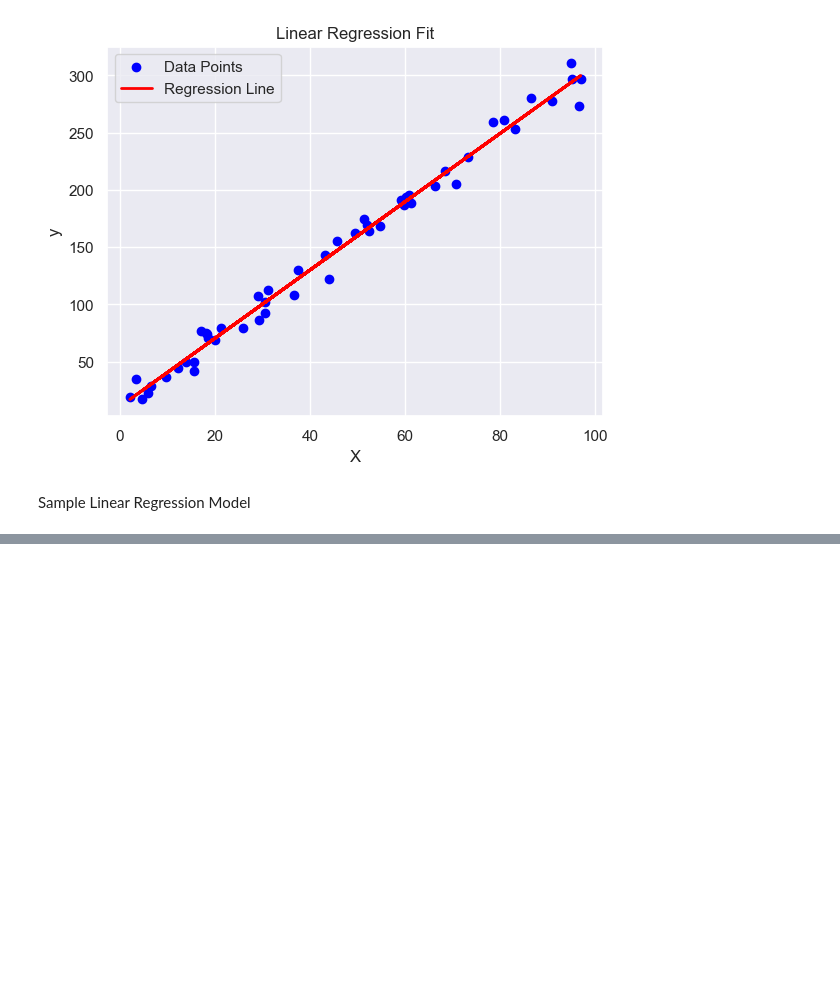
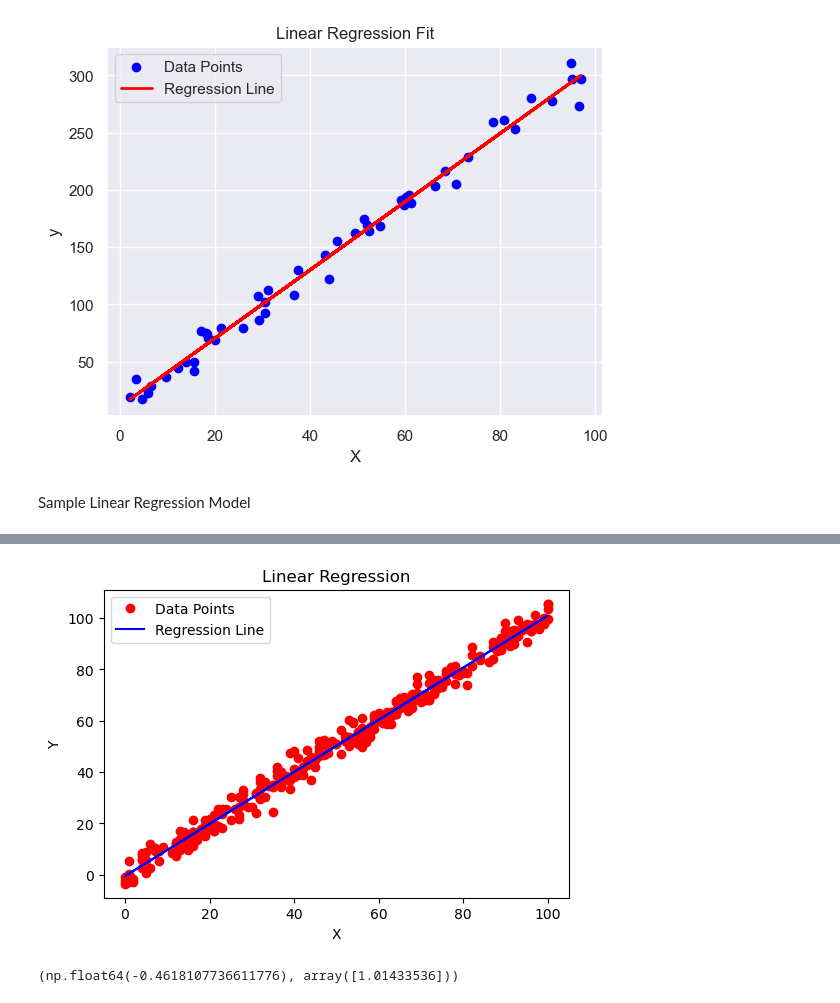
Before and after one commit to sonalkumarasinghe-ctrl/EE-Term_01, a Jupyter notebook: Session 3/bottle_quality.ipynb, the cells around one changed output, grey strips where cells are left out. Cells and saved outputs as stored; diff of their text form; code cells hidden in the pictures; blank space fills up the shorter version.

```diff
--- a/Session 3/bottle_quality.ipynb
+++ b/Session 3/bottle_quality.ipynb
@@ -122,0 +151,16 @@ Sample Linear Regression Model
+# %%
+y_pred=model.predict(df[['x']])
+plt.figure(figsize=(6,4))
+plt.plot(df['x'],df['y'],'ro',label='Data Points')
+plt.plot(df['x'],y_pred,'b-',label='Regression Line')
+plt.xlabel('X')
+plt.ylabel('Y')
+plt.title('Linear Regression')
+plt.legend()
+plt.show()
+# %% [output]
+[figure, added]
+# %%
+model.intercept_,model.coef_
+# %% [output]
+(np.float64(-0.4618107736611776), array([1.01433536]))
```
Also changed, not shown: parts of 4 cells of this notebook.
